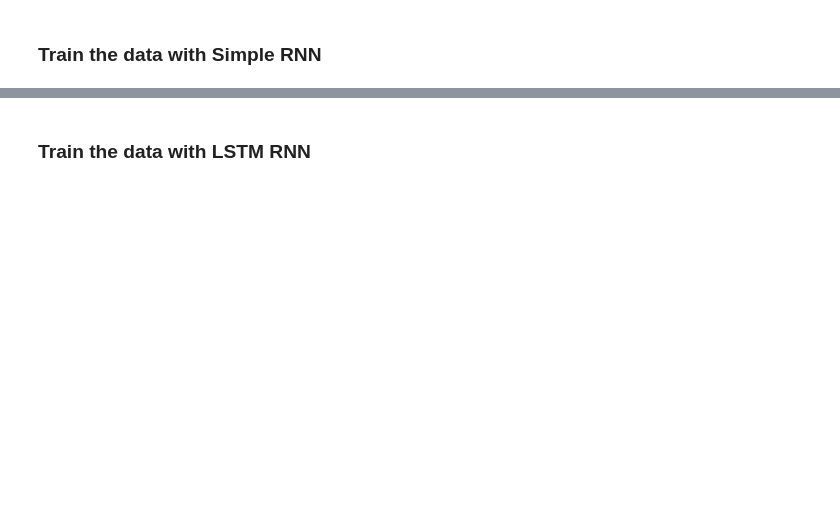
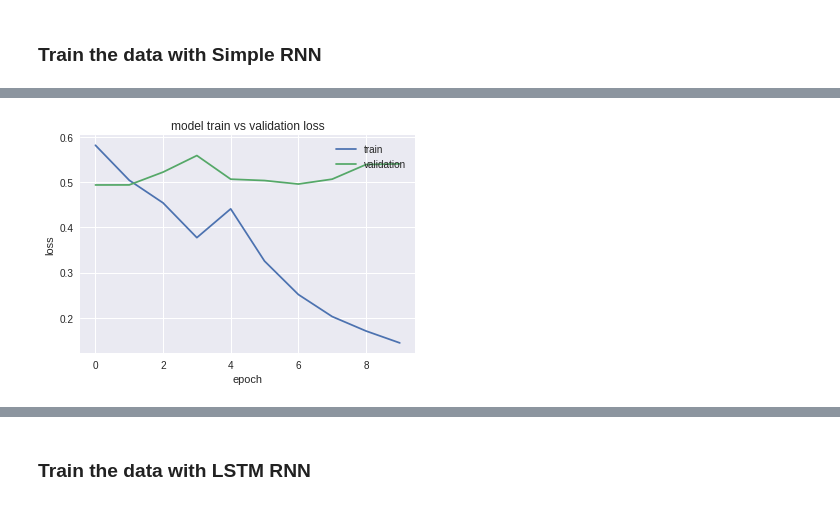
Before and after one commit to rizkyfalih/Hadist-Multilabel, a Jupyter notebook: rnn_multilabel.ipynb, the cells around one changed output, grey strips where cells are left out. Saved outputs shown, nothing was run; the diff lists cells and outputs as text; code cells hidden in the pictures; blank space fills up the shorter version.

```diff
--- a/rnn_multilabel.ipynb
+++ b/rnn_multilabel.ipynb
@@ -136,2 +177,26 @@ array([   0,    0,    0, ...,    5, 2856, 1852], dtype=int32)
 # %% [markdown]
 ## Build RNN
+# %%
+from keras.models import Sequential
+def testRNN():
+    model = Sequential()
+    model.add(Embedding(max_words, 64))
+    model.add(SimpleRNN(64, init='uniform', dropout=0.2, recurrent_dropout=0.2))
+    model.add(Dense(128, activation='relu'))
+    model.add(Dropout(0.5))
+    model.add(Dense(3, init='uniform', activation='sigmoid'))
+    model.compile(loss='binary_crossentropy', optimizer='rmsprop', metrics=['accuracy'])
+#     inputs = Input(name='inputs',shape=[max_len])
+#     layer = Embedding(max_words,50,input_length=max_len)(inputs)
+#     layer = GRU(64)(layer)
+#     layer = Dense(256,name='FC1')(layer)
+#     layer = Activation('relu')(layer)
+#     layer = Dropout(0.5)(layer)
+#     layer = Dense(1,name='out_layer')(layer)
+#     layer = Activation('sigmoid')(layer)
+#     model = Model(inputs=inputs,outputs=layer)
+    return model
+# %%
+model = testRNN()
+model.summary()
+# model1.compile(loss='binary_crossentropy',optimizer=RMSprop(),metrics=['accuracy'])
@@ -141,9 +224,9 @@ array([   0,    0,    0, ...,    5, 2856, 1852], dtype=int32)
 from keras.models import Sequential
 def simpleRNN():
     model = Sequential()
-    model.add(Embedding(max_words, 64, input_length=max_len))
-    model.add(SimpleRNN(64, init='uniform'))
-    model.add(Dense(1, init='uniform', activation='sigmoid'))
+    model.add(Embedding(max_words, 64))
+    model.add(SimpleRNN(64))
+    model.add(Dense(1, activation='sigmoid'))
     model.compile(loss='binary_crossentropy', optimizer='rmsprop', metrics=['accuracy'])
 #     inputs = Input(name='inputs',shape=[max_len])
 #     layer = Embedding(max_words,50,input_length=max_len)(inputs)
@@ -365,7 +453,7 @@ _________________________________________________________________
 # %% [markdown]
 ### Train the data with Simple RNN
 # %%
-modelSimple1.fit(sequences_matrix1,Y1_train,batch_size=128,epochs=10,
+history1 = modelSimple1.fit(sequences_matrix,Y1_train,batch_size=128,epochs=10,
           validation_split=0.2)
 # %% [output]
 WARNING:tensorflow:From /usr/local/lib/python3.6/dist-packages/tensorflow/python/ops/math_ops.py:3066: to_int32 (from tensorflow.python.ops.math_ops) is deprecated and will be removed in a future vers ...
@@ -389 +476,11 @@ Epoch 10/10
+# %%
+pyplot.plot(history1.history['loss'])
+pyplot.plot(history1.history['val_loss'])
+pyplot.title('model train vs validation loss')
+pyplot.ylabel('loss')
+pyplot.xlabel('epoch')
+pyplot.legend(['train', 'validation'], loc='upper right')
+pyplot.show()
+# %% [output]
+[figure, added]
 # %%
```
Also changed, not shown: parts of 86 cells of this notebook.
